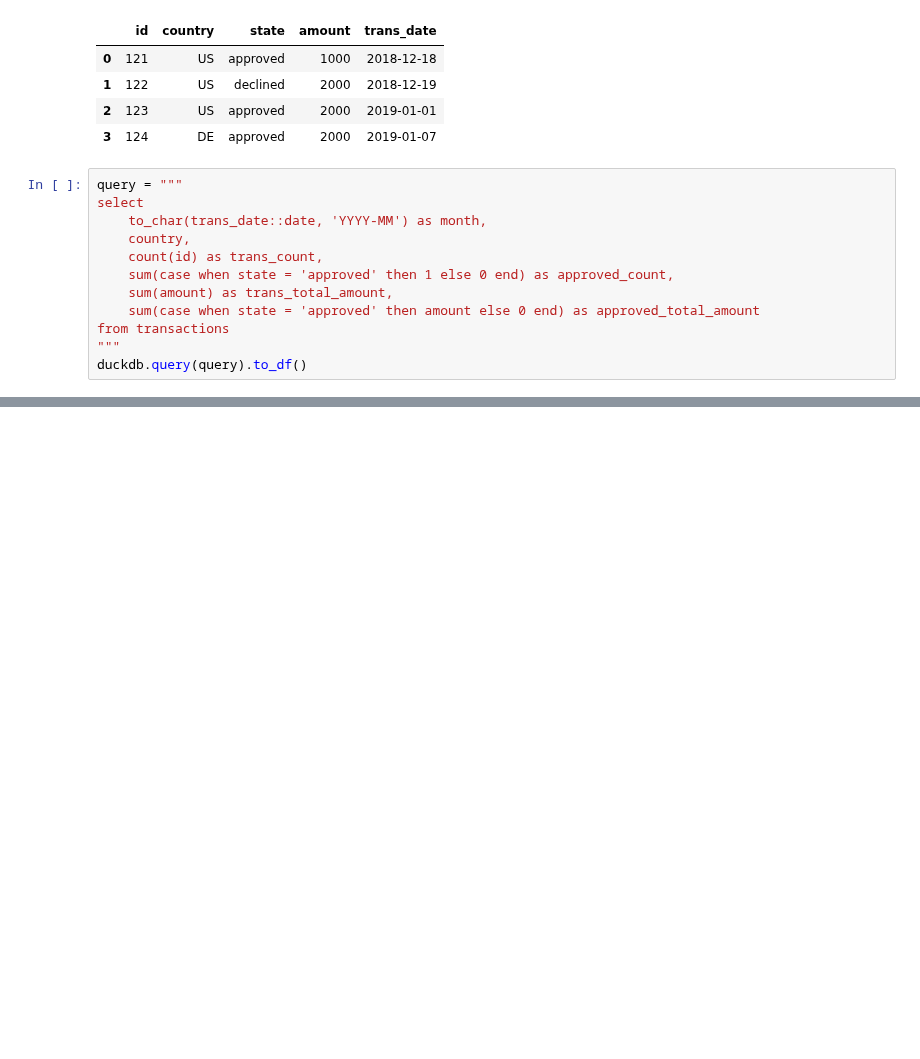
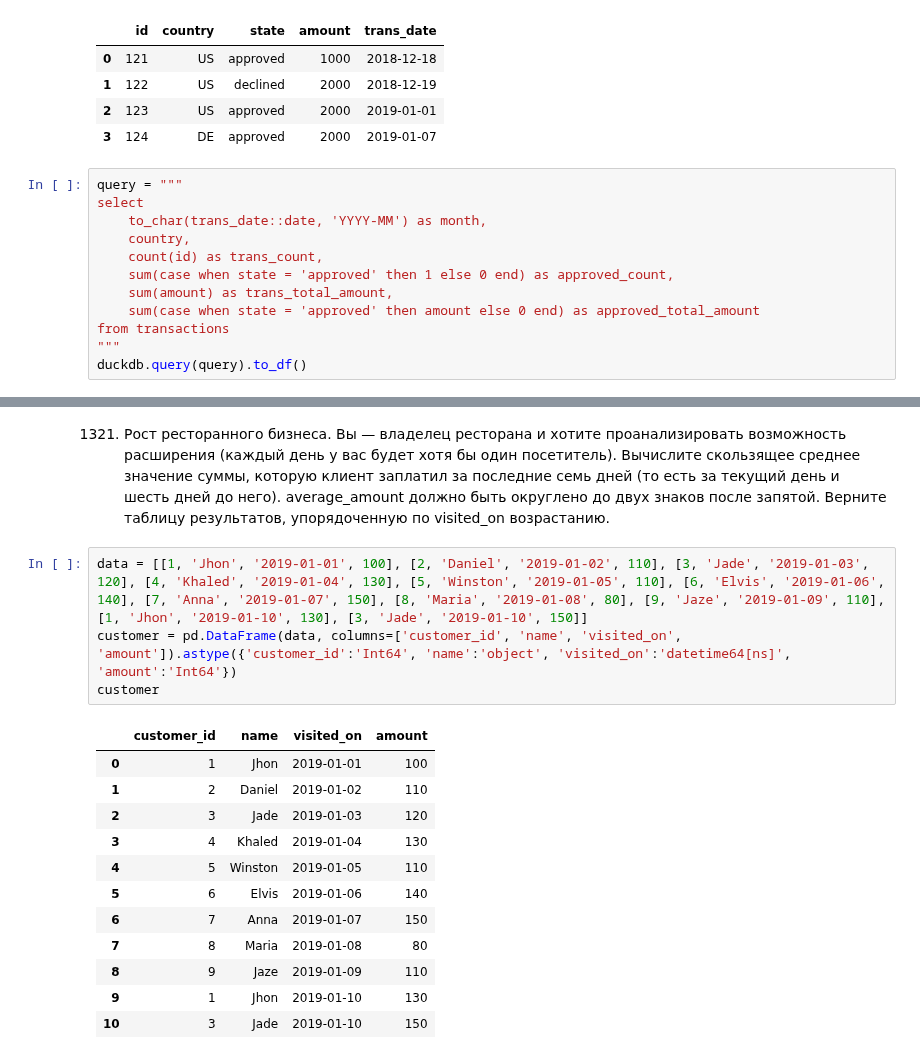
Before and after one commit to Praldmur/Tasks, a Jupyter notebook: LeetCode_Med.ipynb, the cells around one changed output, grey strips where cells are left out. Cells and saved outputs as stored; diff of their text form; blank space fills up the shorter version.

```diff
--- a/LeetCode_Med.ipynb
+++ b/LeetCode_Med.ipynb
@@ -878,0 +923,19 @@ df.groupby(['month', 'country'], as_index=False, dropna=False).agg(
+# %% [markdown]
+1321. Рост ресторанного бизнеса. Вы — владелец ресторана и хотите проанализировать возможность расширения (каждый день у вас будет хотя бы один посетитель). Вычислите скользящее среднее значение суммы, которую клиент заплатил за последние семь дней (то есть за текущий день и шесть дней до него). average_amount должно быть округлено до двух знаков после запятой. Верните таблицу результатов, упорядоченную по visited_on возрастанию.
+# %%
+data = [[1, 'Jhon', '2019-01-01', 100], [2, 'Daniel', '2019-01-02', 110], [3, 'Jade', '2019-01-03', 120], [4, 'Khaled', '2019-01-04', 130], [5, 'Winston', '2019-01-05', 110], [6, 'Elvis', '2019-01-06', 140], [7, 'Anna', '2019-01-07', 150], [8, 'Maria', '2019-01-08', 80], [9, 'Jaze', '2019-01-09', 110], [1, 'Jhon', '2019-01-10', 130], [3, 'Jade', '2019-01-10', 150]]
+customer = pd.DataFrame(data, columns=['customer_id', 'name', 'visited_on', 'amount']).astype({'customer_id':'Int64', 'name':'object', 'visited_on':'datetime64[ns]', 'amount':'Int64'})
+customer
+# %% [output]
+|  | customer_id | name | visited_on | amount |
+| 0 | 1 | Jhon | 2019-01-01 | 100 |
+| 1 | 2 | Daniel | 2019-01-02 | 110 |
+| 2 | 3 | Jade | 2019-01-03 | 120 |
+| 3 | 4 | Khaled | 2019-01-04 | 130 |
+| 4 | 5 | Winston | 2019-01-05 | 110 |
+| 5 | 6 | Elvis | 2019-01-06 | 140 |
+| 6 | 7 | Anna | 2019-01-07 | 150 |
+| 7 | 8 | Maria | 2019-01-08 | 80 |
+| 8 | 9 | Jaze | 2019-01-09 | 110 |
+| 9 | 1 | Jhon | 2019-01-10 | 130 |
+| 10 | 3 | Jade | 2019-01-10 | 150 |
```
Also changed, not shown: parts of 12 cells of this notebook.
